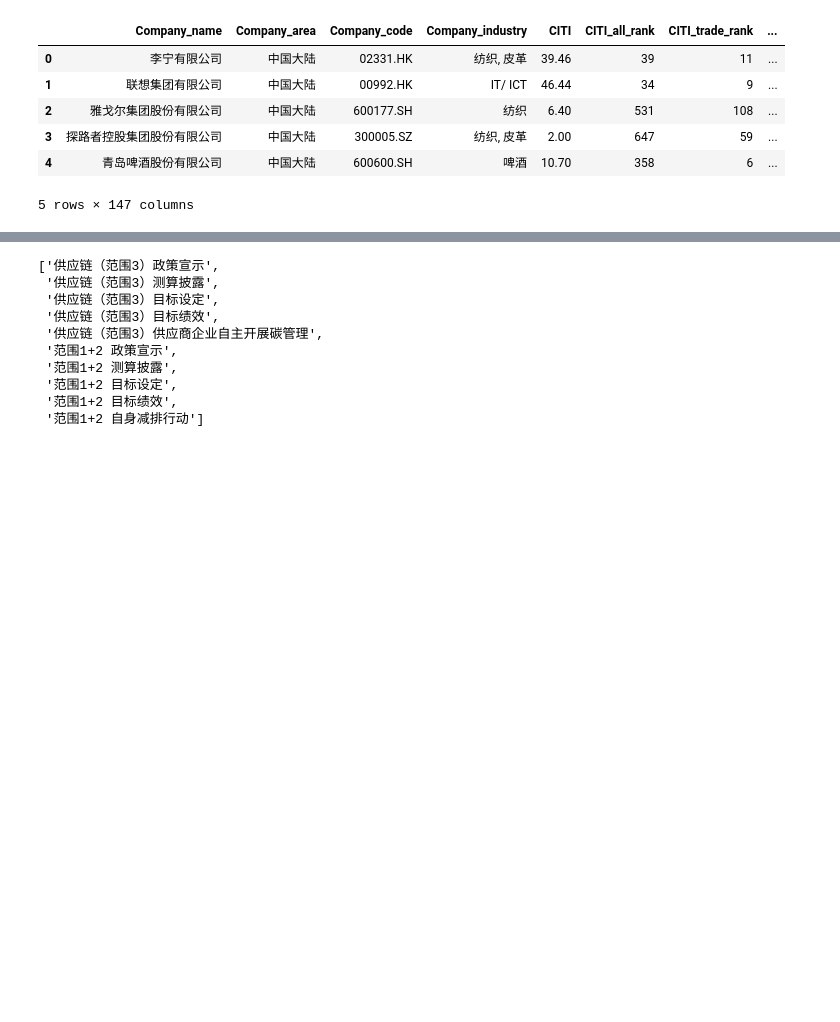
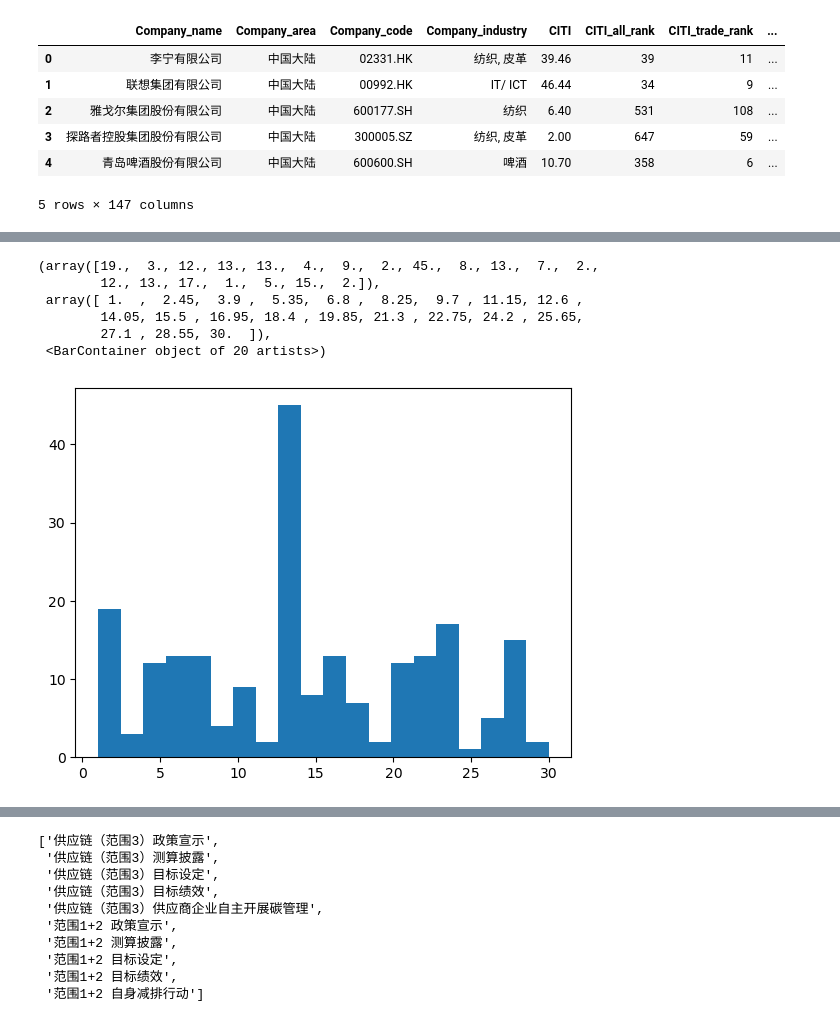
Before and after one commit to firezl/green-supply-chain, a Jupyter notebook: analysis.ipynb, the cells around one changed output, grey strips where cells are left out. Drawn from its saved outputs; the diff is of its cells as text; code cells hidden in the pictures; blank space fills up the shorter version.

```diff
--- a/analysis.ipynb
+++ b/analysis.ipynb
@@ -10,0 +168,4 @@ from vars import meaning_dict
+# %%
+for i in esg_gf:
+    for j in esg_pr:
+        print(len(np.where(i == j)[0])/len(i))
@@ -82,6 +263,10 @@ data.head()
 | 3 | 探路者控股集团股份有限公司 | 中国大陆 | 300005.SZ | 纺织, 皮革 | 2.00 | 647 | 59 | ... |
 | 4 | 青岛啤酒股份有限公司 | 中国大陆 | 600600.SH | 啤酒 | 10.70 | 358 | 6 | ... |
 5 rows × 147 columns
-# %%
-data[data == "green"] = 1
-data[data == "grey"] = 0
+# %%
+industry = np.unique(data["Company_industry"])
+industry_code = np.zeros(len(industry))
+industry_dict = dict(zip(industry, industry_code))
+# %%
+for i, v in enumerate(industry):
+    industry_dict[v] = len(np.where(data["Company_industry"] == v)[0])
@@ -88,3 +293,16 @@ data[data == "grey"] = 0
+# %%
+hist
+# %% [output]
+(array([19.,  3., 12., 13., 13.,  4.,  9.,  2., 45.,  8., 13.,  7.,  2.,
+        12., 13., 17.,  1.,  5., 15.,  2.]),
+ array([ 1.  ,  2.45,  3.9 ,  5.35,  6.8 ,  8.25,  9.7 , 11.15, 12.6 ,
+        14.05, 15.5 , 16.95, 18.4 , 19.85, 21.3 , 22.75, 24.2 , 25.65,
+        27.1 , 28.55, 30.  ]),
+ <BarContainer object of 20 artists>)
+# %%
+hist=plt.hist(data["Company_industry"].apply(lambda x: industry_dict[x]), bins=20)
+# %% [output]
+[figure, added]
 # %%
 bands = data.columns.to_list()
 bands = [band for band in bands if "Band" in band]
```
Also changed, not shown: parts of 25 cells of this notebook, 7 other files.
